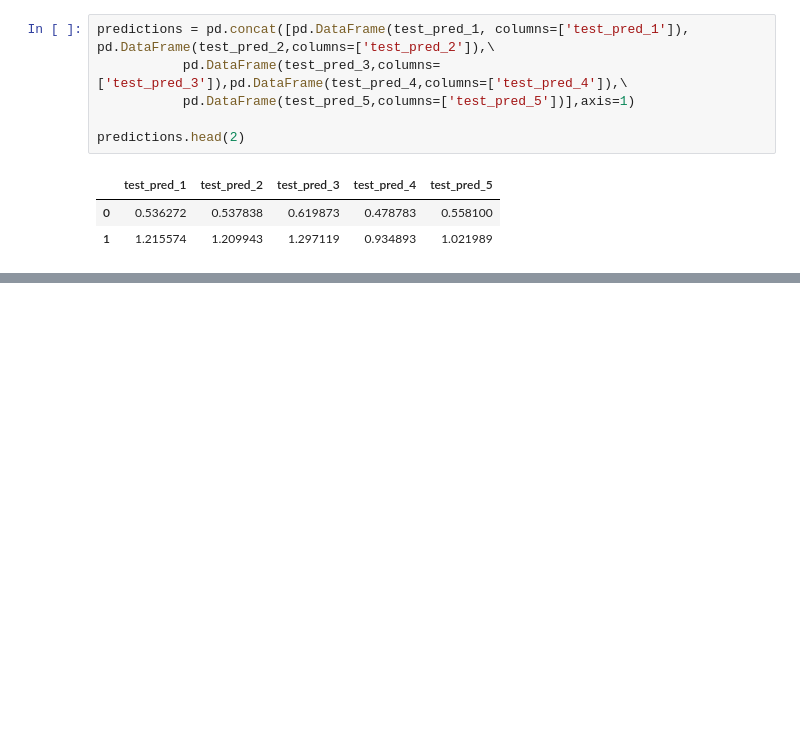
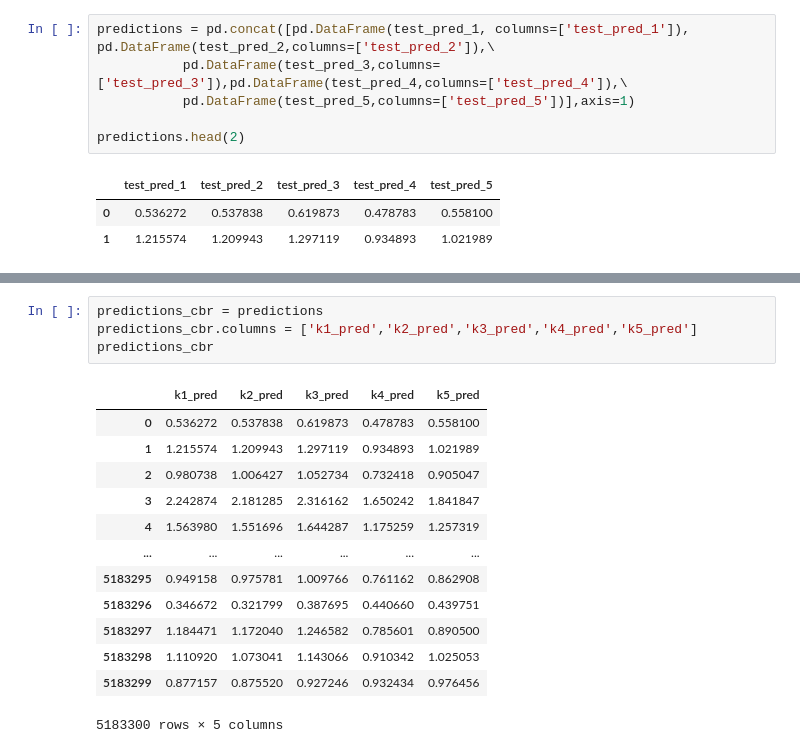
Before and after one commit to vence-andersen/M5-Forecasting-Accuracy, a Jupyter notebook: Ensemble_Model.ipynb, the cells around one changed output, grey strips where cells are left out. Cells and saved outputs as stored; diff of their text form; blank space fills up the shorter version.

```diff
--- a/Ensemble_Model.ipynb
+++ b/Ensemble_Model.ipynb
@@ -383,0 +410,18 @@ KeyboardInterrupt: ignored
+# %%
+predictions_cbr = predictions
+predictions_cbr.columns = ['k1_pred','k2_pred','k3_pred','k4_pred','k5_pred']
+predictions_cbr
+# %% [output]
+|  | k1_pred | k2_pred | k3_pred | k4_pred | k5_pred |
+| 0 | 0.536272 | 0.537838 | 0.619873 | 0.478783 | 0.558100 |
+| 1 | 1.215574 | 1.209943 | 1.297119 | 0.934893 | 1.021989 |
+| 2 | 0.980738 | 1.006427 | 1.052734 | 0.732418 | 0.905047 |
+| 3 | 2.242874 | 2.181285 | 2.316162 | 1.650242 | 1.841847 |
+| 4 | 1.563980 | 1.551696 | 1.644287 | 1.175259 | 1.257319 |
+| ... | ... | ... | ... | ... | ... |
+| 5183295 | 0.949158 | 0.975781 | 1.009766 | 0.761162 | 0.862908 |
+| 5183296 | 0.346672 | 0.321799 | 0.387695 | 0.440660 | 0.439751 |
+| 5183297 | 1.184471 | 1.172040 | 1.246582 | 0.785601 | 0.890500 |
+| 5183298 | 1.110920 | 1.073041 | 1.143066 | 0.910342 | 1.025053 |
+| 5183299 | 0.877157 | 0.875520 | 0.927246 | 0.932434 | 0.976456 |
+5183300 rows × 5 columns
```
Also changed, not shown: parts of 17 cells of this notebook.
